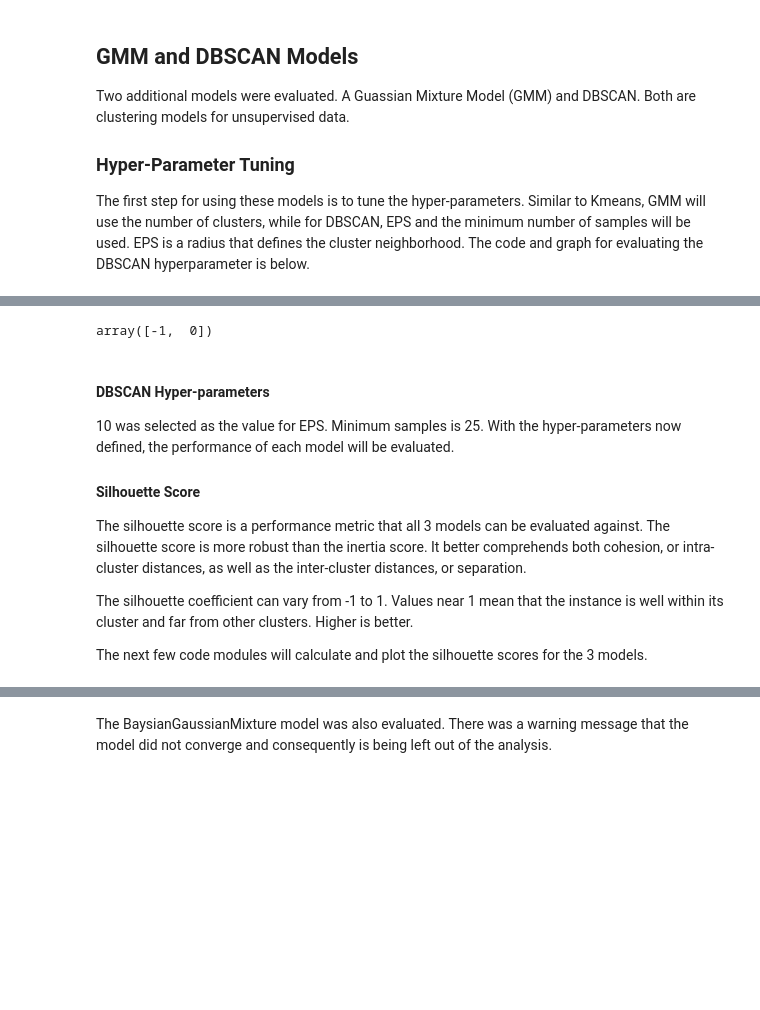
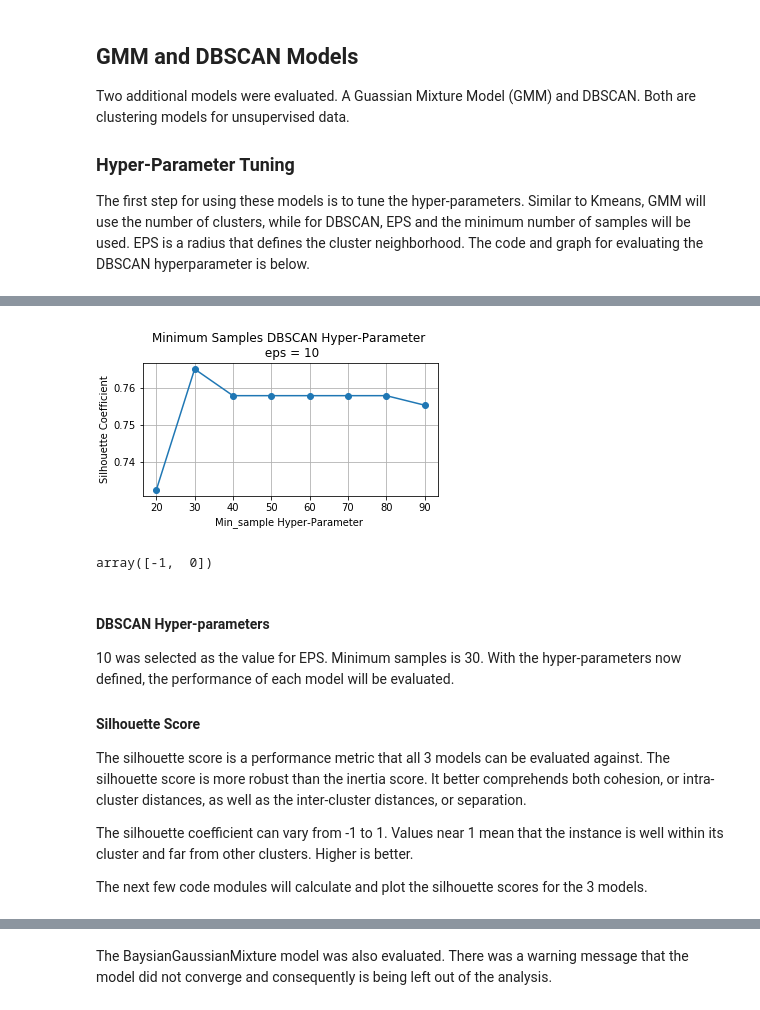
Before and after one commit to ThomasSpringett/HeartRate, a Jupyter notebook: HeartRate.ipynb, the cells around one changed output, grey strips where cells are left out. Cells and saved outputs as stored; diff of their text form; code cells hidden in the pictures; blank space fills up the shorter version.

```diff
--- a/HeartRate.ipynb
+++ b/HeartRate.ipynb
@@ -603,10 +601,19 @@ Wall time: 18.3 s
+# %%
+# The silhouette plot for the min_samples plot tends to be unstable.
+# This is becuase more than one cluster needs to be defined for the silhouette score.
+# Consequently, the plot below is displayed from a saved .png file.
+
+#scores, eps,dbscan_clusters = hyper('samples')
+Image('./plots/dbscan_samples.png')
+# %% [output]
+[figure, added]
 # %%
 np.unique(dbscan_clusters)
 # %% [output]
 array([-1,  0])
 # %% [markdown]
 #### DBSCAN Hyper-parameters
-10 was selected as the value for EPS. Minimum samples is 25. With the hyper-parameters now defined, the performance of each model will be evaluated.
+10 was selected as the value for EPS. Minimum samples is 30. With the hyper-parameters now defined, the performance of each model will be evaluated.
 
 #### Silhouette Score
 The silhouette score is a performance metric that all 3 models can be evaluated against. The silhouette score is more robust than the inertia score.  It better comprehends both cohesion, or intra-cluster distances,  as well as the inter-cluster distances, or separation.
```
Also changed, not shown: parts of 14 cells of this notebook, 19 other files.
